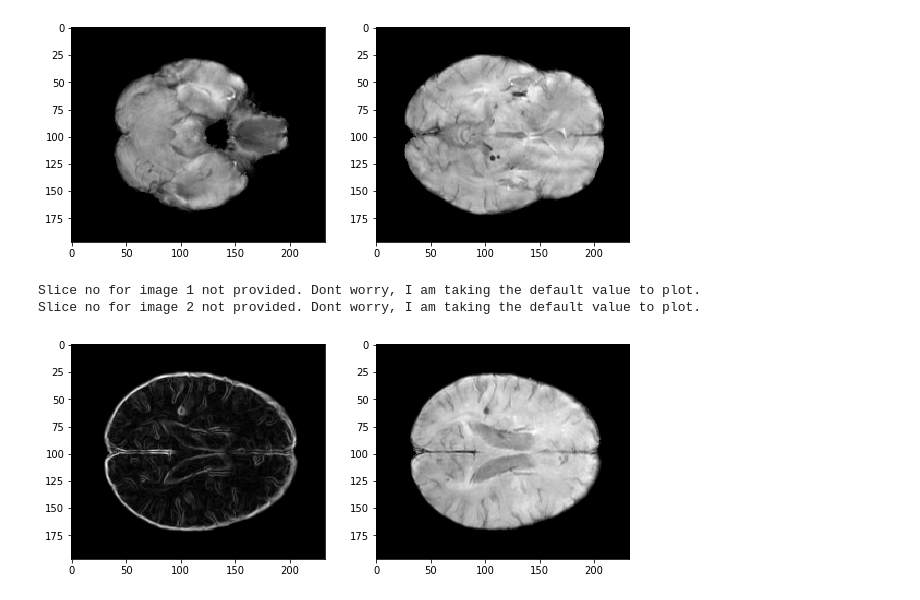
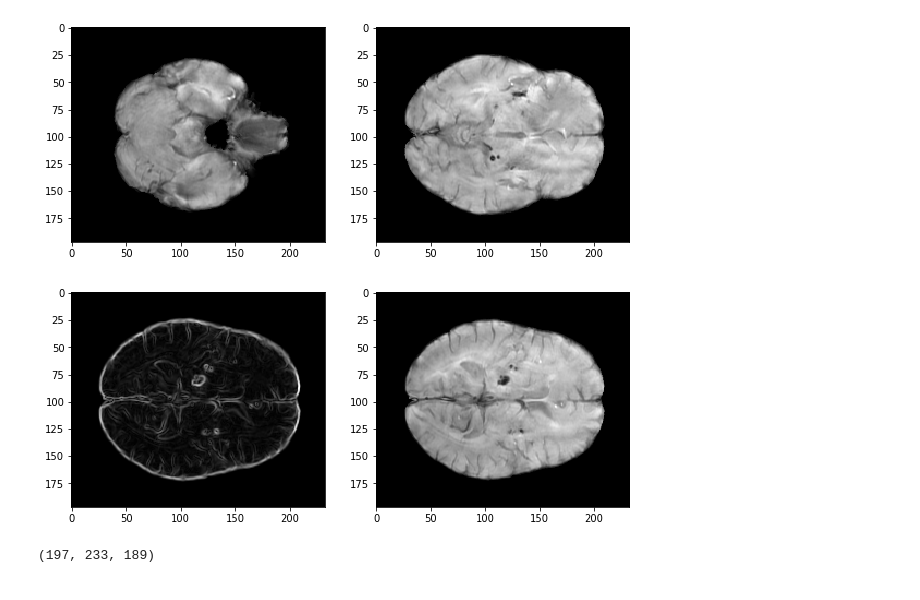
Before and after one commit to ZAKAUDD/pfca, a Jupyter notebook: processing_algorithm.ipynb, the cells around one changed output. Saved outputs shown, nothing was run; the diff lists cells and outputs as text; code cells hidden in the pictures.

Commit message:
progress on rst transform

```diff
--- a/processing_algorithm.ipynb
+++ b/processing_algorithm.ipynb
@@ -377,17 +377,35 @@ imgplot(p2_arr,p2_arr,slice_no = [45,67])
 [figure]
 # %%
 plot3d(file = 'p1_09092019_011835.npy')
-# %%
-#3d version of radial symmetry transform algorithm
-def rst_3d(image):
-    from scipy.ndimage import sobel, generic_gradient_magnitude
-    grad_image = generic_gradient_magnitude(image, sobel)
-    return grad_image
+# %%
+#3d version of radial symmetry transform algorithm
+def rst_3d(image, radii, alpha, beta):
+    from scipy.ndimage import sobel, generic_gradient_magnitude
+    #initiating the output image array
+    output = np.zeros(image.shape)
+
+    #calculating the gradients in all directions and the magnitude image
+    grad_image = generic_gradient_magnitude(image, sobel)
+    gx = sobel(image,0)
+    gy = sobel(image,1)
+    gz = sobel(image,2)
+
+    #cutoff beta for removing some of the smaller gradients
+    gthres = np.amax(grad_image)*beta
+
+    #calculating negatively affected pixels
+    gpx = np.multiply(np.divide(gx, grad_image, out=np.zeros(gx.shape), where=grad_image!=0), radii).round().astype(int)
+    gpy = np.multiply(np.divide(gy, grad_image, out=np.zeros(gy.shape), where=grad_image!=0), radii).round().astype(int)
+    gpz = np.multiply(np.divide(gz, grad_image, out=np.zeros(gz.shape), where=grad_image!=0), radii).round().astype(int)
+
+    return grad_image
 # %%
 d = rst_3d(p2_arr)
 # %%
-imgplot(d,p2_arr)
+imgplot(d,p2_arr,slice_no = [79,79])
 # %% [output]
-Slice no for image 1 not provided. Dont worry, I am taking the default value to plot.
-Slice no for image 2 not provided. Dont worry, I am taking the default value to plot.
-[figure, old version]
+[figure, new version]
+# %%
+d.shape
+# %% [output]
+(197, 233, 189)
```
